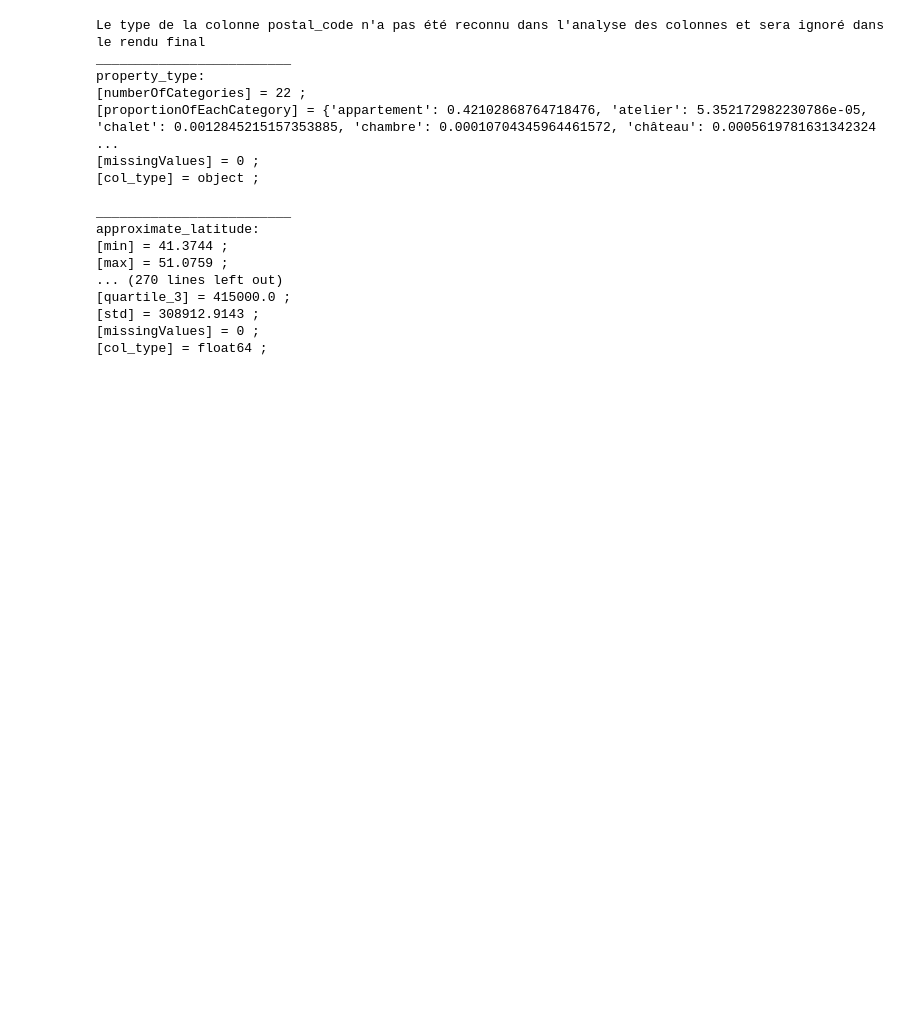
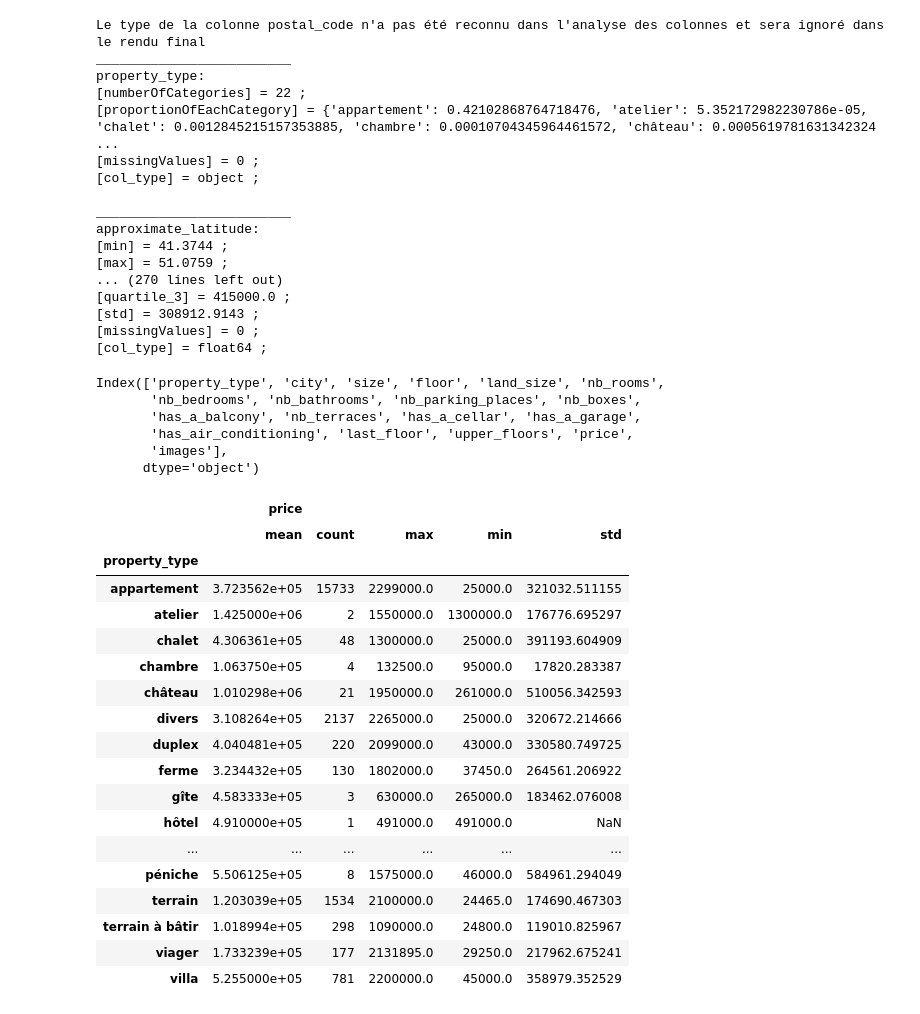
Before and after one commit to Simon-Bertrand/RealEstatePricing, a Jupyter notebook: data_loader_example.ipynb, the cells around one changed output. Cells and saved outputs as stored; diff of their text form; code cells hidden in the pictures; blank space fills up the shorter version.

```diff
--- a/data_loader_example.ipynb
+++ b/data_loader_example.ipynb
@@ -181,3 +181,34 @@ approximate_latitude:
 [std] = 308912.9143 ;
 [missingValues] = 0 ;
 [col_type] = float64 ;
+# %%
+df.columns[[True, False, False, True, False, True, True, True, False, False, False, False, False, True, True, True, True, True, False, True, True,True, True, True, True, True, True, True ]]
+# %% [output]
+Index(['property_type', 'city', 'size', 'floor', 'land_size', 'nb_rooms',
+       'nb_bedrooms', 'nb_bathrooms', 'nb_parking_places', 'nb_boxes',
+       'has_a_balcony', 'nb_terraces', 'has_a_cellar', 'has_a_garage',
+       'has_air_conditioning', 'last_floor', 'upper_floors', 'price',
+       'images'],
+      dtype='object')
+# %%
+df[["property_type", "price"]].groupby("property_type").agg(["mean", "count", "max", "min", "std"])
+# %% [output]
+|  | price |  |  |  |  |
+|  | mean | count | max | min | std |
+| property_type |  |  |  |  |  |
+| appartement | 3.723562e+05 | 15733 | 2299000.0 | 25000.0 | 321032.511155 |
+| atelier | 1.425000e+06 | 2 | 1550000.0 | 1300000.0 | 176776.695297 |
+| chalet | 4.306361e+05 | 48 | 1300000.0 | 25000.0 | 391193.604909 |
+| chambre | 1.063750e+05 | 4 | 132500.0 | 95000.0 | 17820.283387 |
+| château | 1.010298e+06 | 21 | 1950000.0 | 261000.0 | 510056.342593 |
+| divers | 3.108264e+05 | 2137 | 2265000.0 | 25000.0 | 320672.214666 |
+| duplex | 4.040481e+05 | 220 | 2099000.0 | 43000.0 | 330580.749725 |
+| ferme | 3.234432e+05 | 130 | 1802000.0 | 37450.0 | 264561.206922 |
+| gîte | 4.583333e+05 | 3 | 630000.0 | 265000.0 | 183462.076008 |
+| hôtel | 4.910000e+05 | 1 | 491000.0 | 491000.0 | NaN |
+| ... | ... | ... | ... | ... | ... |
+| péniche | 5.506125e+05 | 8 | 1575000.0 | 46000.0 | 584961.294049 |
+| terrain | 1.203039e+05 | 1534 | 2100000.0 | 24465.0 | 174690.467303 |
+| terrain à bâtir | 1.018994e+05 | 298 | 1090000.0 | 24800.0 | 119010.825967 |
+| viager | 1.733239e+05 | 177 | 2131895.0 | 29250.0 | 217962.675241 |
+| villa | 5.255000e+05 | 781 | 2200000.0 | 45000.0 | 358979.352529 |
```
Also changed, not shown: parts of 2 cells of this notebook, 2 other files.
